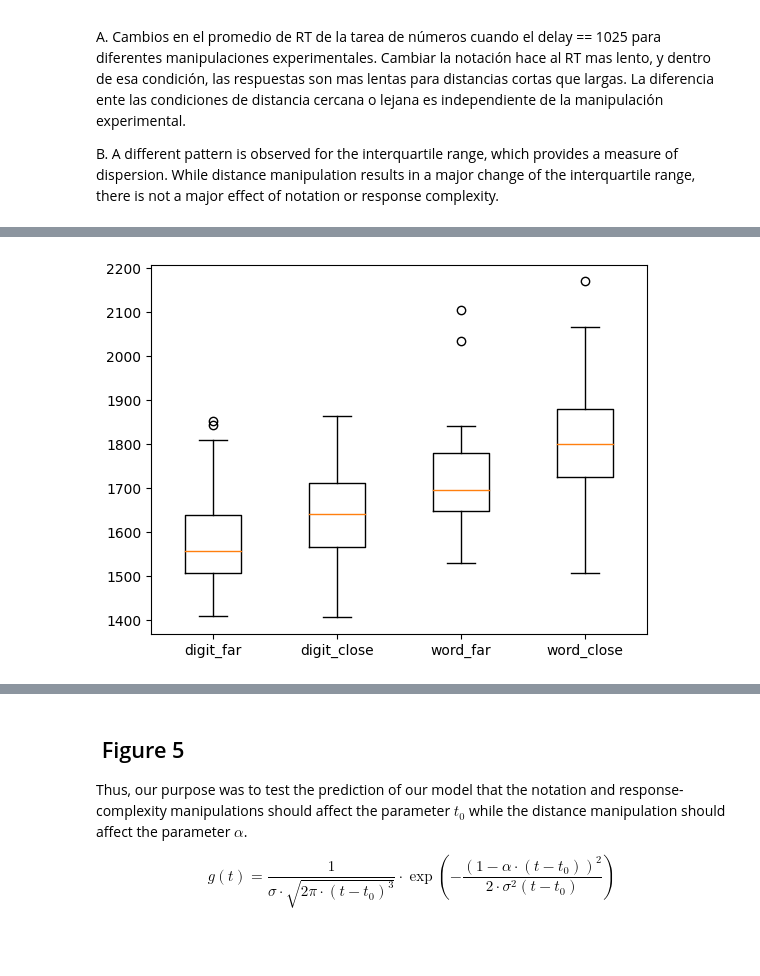
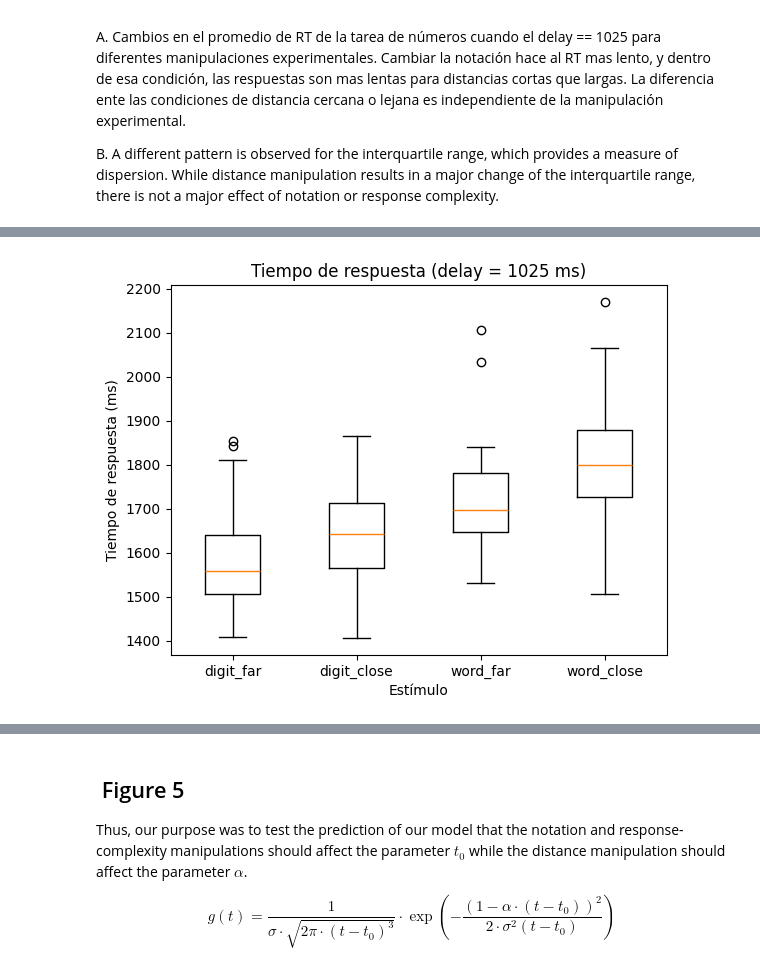
Before and after one commit to AbiOppenheim/INCC-parsing_a_cognitive_task, a Jupyter notebook: data/analysis.ipynb, the cells around one changed output, grey strips where cells are left out. Saved outputs shown, nothing was run; the diff lists cells and outputs as text; code cells hidden in the pictures; blank space fills up the shorter version.

```diff
--- a/data/analysis.ipynb
+++ b/data/analysis.ipynb
@@ -16,6 +17,10 @@ corpus_files = [file for file in corpus_files if file.endswith(".csv")]
 Contabilizamos para cada ejecución la cantidad de respuestas válidas por bloque.
 
 Respuestas válidas != Respuestas correctas. Válidas para el tono: ["A", "S"] y para el número: ["J", "K"].
+# %%
+def is_outlier(file_df):
+    percentage = (file_df['rt_1'] > file_df['delay']).mean()
+    return percentage >=.8 or (file_df.apply(lambda row: row.rt_2+row.delay, axis=1).mean() > 2000)
 # %%
 if not os.path.exists("metadata.csv"):
     df = pd.DataFrame(columns=["date", "gender", "hand", "age", "response_amount_block_1", "response_amount_block_2", "response_amount_block_3", "response_amount_block_4", "total_response_amount"])
@@ -24,12 +29,8 @@ if not os.path.exists("metadata.csv"):
 
         file_df = file_df.dropna(subset=['rt_1'])
         file_df = file_df.dropna(subset=['rt_2'])
-        percentage = (file_df['rt_1'] > file_df['delay']).mean()
-        if percentage >=.8:
-            print(f"Delay < RT_1 for {file}")
-            continue
-        if (file_df.apply(lambda row: row.rt_2+row.delay, axis=1).mean() > 2000):
-            print(f"rt2 > 2000 for {file}")
+        if is_outlier(file_df):
+            print(f"Outlier for {file}")
             continue
         file = file.split(".")[-2]
         date, gender, hand, age = file.split("_")[1:]
@@ -150,13 +123,16 @@ mean_RT_delay_1025
 # %%
 # plot a single figure with 4 bosplots (rt digit_close, rt digit_far, rt word_close, rt word_far)
 filter_notation_distance = lambda n, d: mean_RT_delay_1025.loc[(mean_RT_delay_1025["notation"] == n) & (mean_RT_delay_1025["distance"] == d)]["rt_2_accum_mean"].values
 
 digits_far = filter_notation_distance("digit", "far")
 digits_close = filter_notation_distance("digit", "close")
 words_far = filter_notation_distance("word", "far")
 words_close = filter_notation_distance("word", "close")
 
 plt.boxplot([digits_far, digits_close, words_far, words_close], labels=["digit_far", "digit_close", "word_far", "word_close"])
+plt.title("Tiempo de respuesta (delay = 1025 ms)")
+plt.ylabel("Tiempo de respuesta (ms)")
+plt.xlabel("Estímulo")
 plt.show()
 # %% [output]
-[figure, old version]
+[figure, new version]
```
Also changed, not shown: parts of 28 cells of this notebook.
